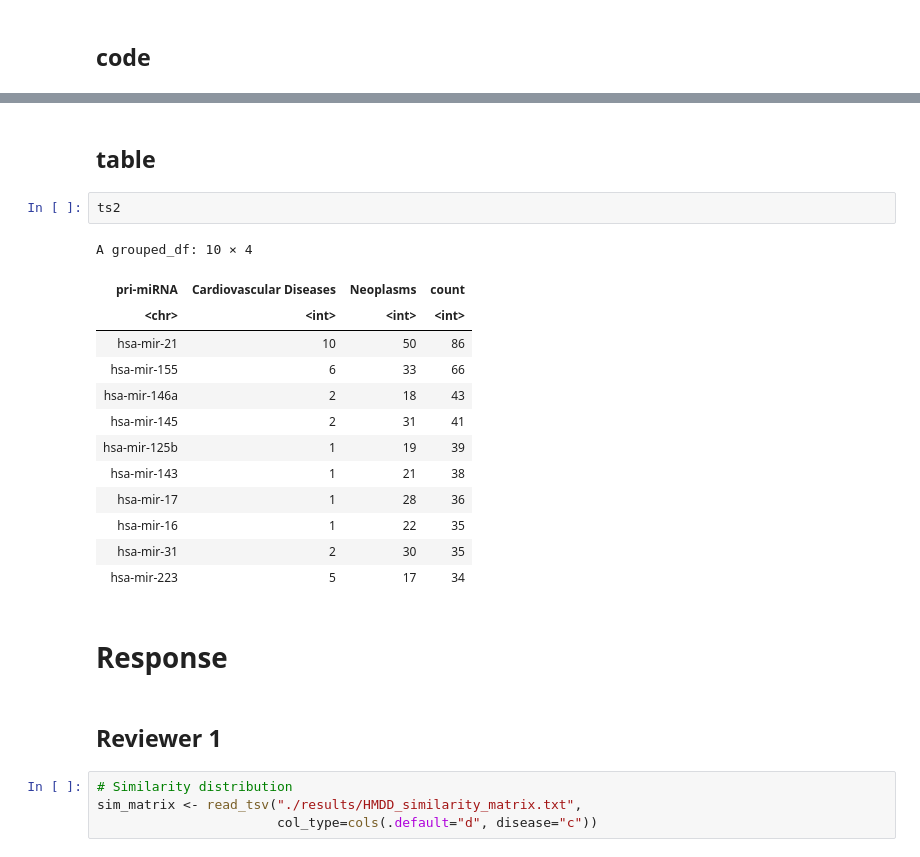
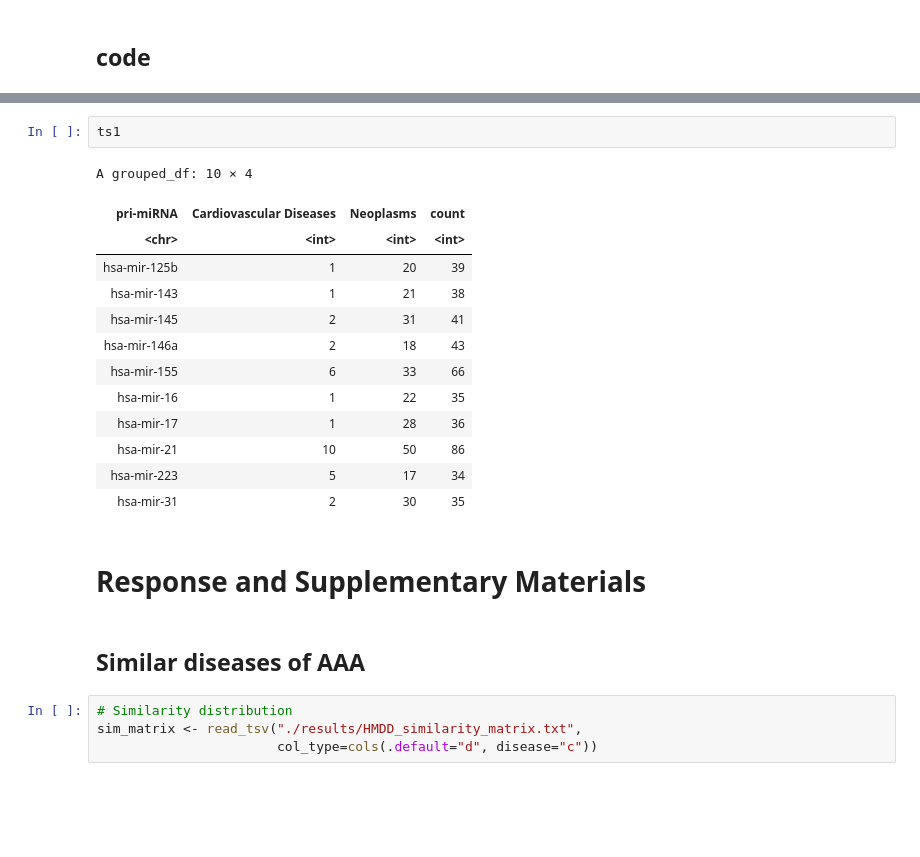
Before and after one commit to cuppeanuts/MRDN, a Jupyter notebook: Figures.ipynb, the cells around one changed output, grey strips where cells are left out. Cells and saved outputs as stored; diff of their text form; blank space fills up the shorter version.

```diff
--- a/Figures.ipynb
+++ b/Figures.ipynb
@@ -421,25 +371,23 @@ Joining, by = "pri-miRNA"
-# %% [markdown]
-## table
-# %%
-ts2
-# %% [output]
-A grouped_df: 10 × 4
-| pri-miRNA | Cardiovascular Diseases | Neoplasms | count |
-| <chr> | <int> | <int> | <int> |
-| hsa-mir-21 | 10 | 50 | 86 |
-| hsa-mir-155 | 6 | 33 | 66 |
-| hsa-mir-146a | 2 | 18 | 43 |
-| hsa-mir-145 | 2 | 31 | 41 |
-| hsa-mir-125b | 1 | 19 | 39 |
-| hsa-mir-143 | 1 | 21 | 38 |
-| hsa-mir-17 | 1 | 28 | 36 |
-| hsa-mir-16 | 1 | 22 | 35 |
-| hsa-mir-31 | 2 | 30 | 35 |
-| hsa-mir-223 | 5 | 17 | 34 |
+# %%
+ts1
+# %% [output]
+A grouped_df: 10 × 4
+| pri-miRNA | Cardiovascular Diseases | Neoplasms | count |
+| <chr> | <int> | <int> | <int> |
+| hsa-mir-125b | 1 | 20 | 39 |
+| hsa-mir-143 | 1 | 21 | 38 |
+| hsa-mir-145 | 2 | 31 | 41 |
+| hsa-mir-146a | 2 | 18 | 43 |
+| hsa-mir-155 | 6 | 33 | 66 |
+| hsa-mir-16 | 1 | 22 | 35 |
+| hsa-mir-17 | 1 | 28 | 36 |
+| hsa-mir-21 | 10 | 50 | 86 |
+| hsa-mir-223 | 5 | 17 | 34 |
+| hsa-mir-31 | 2 | 30 | 35 |
 # %% [markdown]
-# Response
+# Response and Supplementary Materials
-# %% [markdown]
-## Reviewer 1
+# %% [markdown]
+## Similar diseases of AAA
 # %%
 # Similarity distribution
 sim_matrix <- read_tsv("./results/HMDD_similarity_matrix.txt",
```
Also changed, not shown: parts of 21 cells of this notebook.
